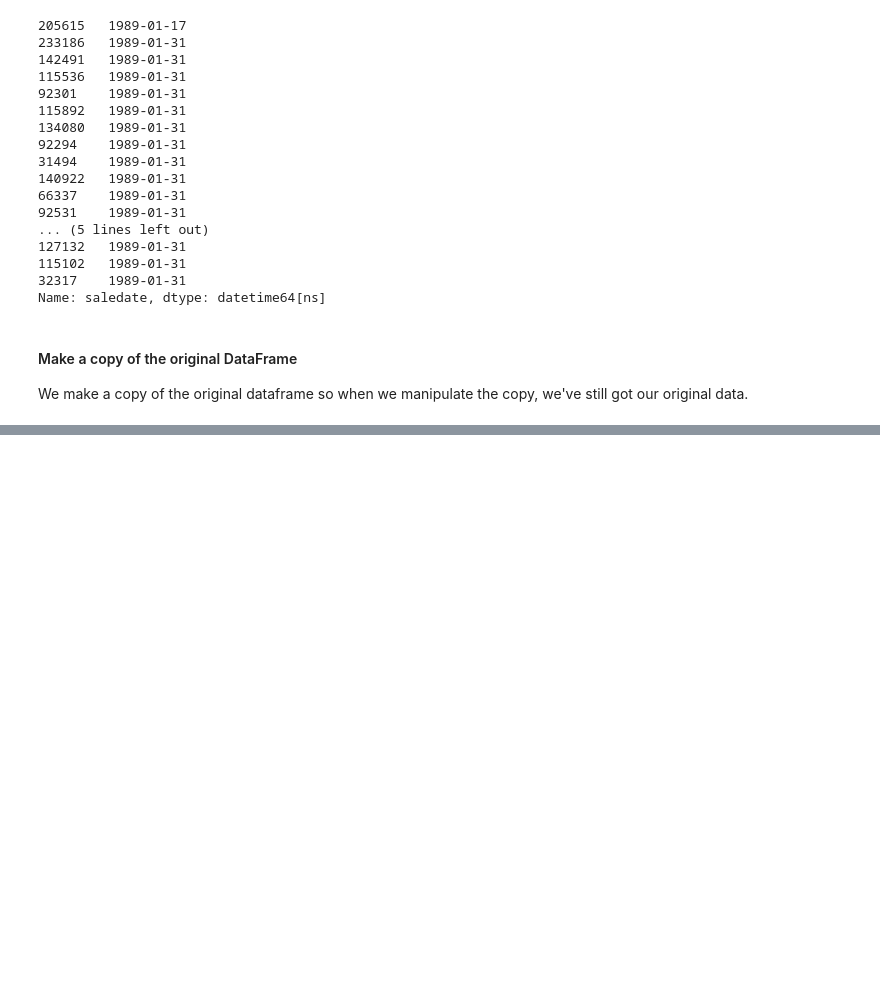
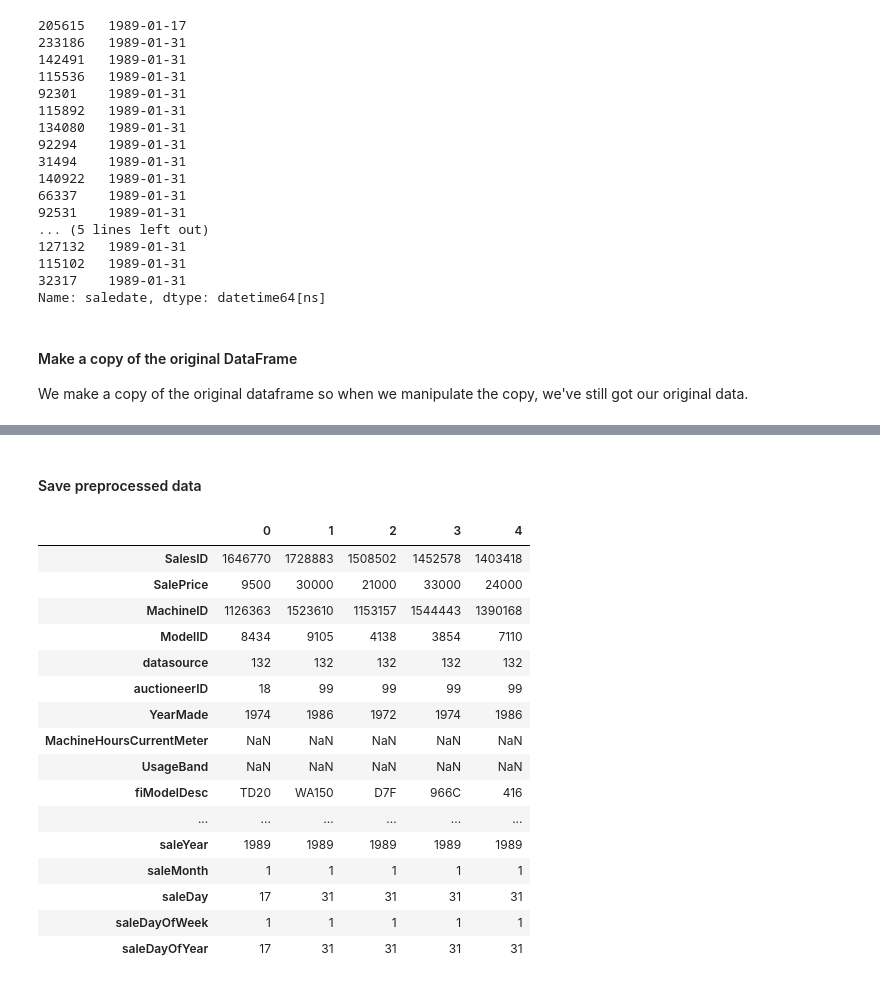
Before and after one commit to VishwasMore/Price-Prediction-Model, a Jupyter notebook: price-prediction-regression.ipynb, the cells around one changed output, grey strips where cells are left out. Cells and saved outputs as stored; diff of their text form; code cells hidden in the pictures; blank space fills up the shorter version.

Commit message:
Converting Data to Numbers

```diff
--- a/price-prediction-regression.ipynb
+++ b/price-prediction-regression.ipynb
@@ -197,0 +420,2 @@ df_te
+# %% [markdown]
+#### Save preprocessed data
@@ -197,0 +426,23 @@ df_te
+# %%
+# Import preprocessed data
+df_tmp = pd.read_csv("data/train_tmp.csv",
+                     low_memory=False)
+df_tmp.head().T
+# %% [output]
+|  | 0 | 1 | 2 | 3 | 4 |
+| SalesID | 1646770 | 1728883 | 1508502 | 1452578 | 1403418 |
+| SalePrice | 9500 | 30000 | 21000 | 33000 | 24000 |
+| MachineID | 1126363 | 1523610 | 1153157 | 1544443 | 1390168 |
+| ModelID | 8434 | 9105 | 4138 | 3854 | 7110 |
+| datasource | 132 | 132 | 132 | 132 | 132 |
+| auctioneerID | 18 | 99 | 99 | 99 | 99 |
+| YearMade | 1974 | 1986 | 1972 | 1974 | 1986 |
+| MachineHoursCurrentMeter | NaN | NaN | NaN | NaN | NaN |
+| UsageBand | NaN | NaN | NaN | NaN | NaN |
+| fiModelDesc | TD20 | WA150 | D7F | 966C | 416 |
+| ... | ... | ... | ... | ... | ... |
+| saleYear | 1989 | 1989 | 1989 | 1989 | 1989 |
+| saleMonth | 1 | 1 | 1 | 1 | 1 |
+| saleDay | 17 | 31 | 31 | 31 | 31 |
+| saleDayOfWeek | 1 | 1 | 1 | 1 | 1 |
+| saleDayOfYear | 17 | 31 | 31 | 31 | 31 |
```
Also changed, not shown: parts of 23 cells of this notebook.
